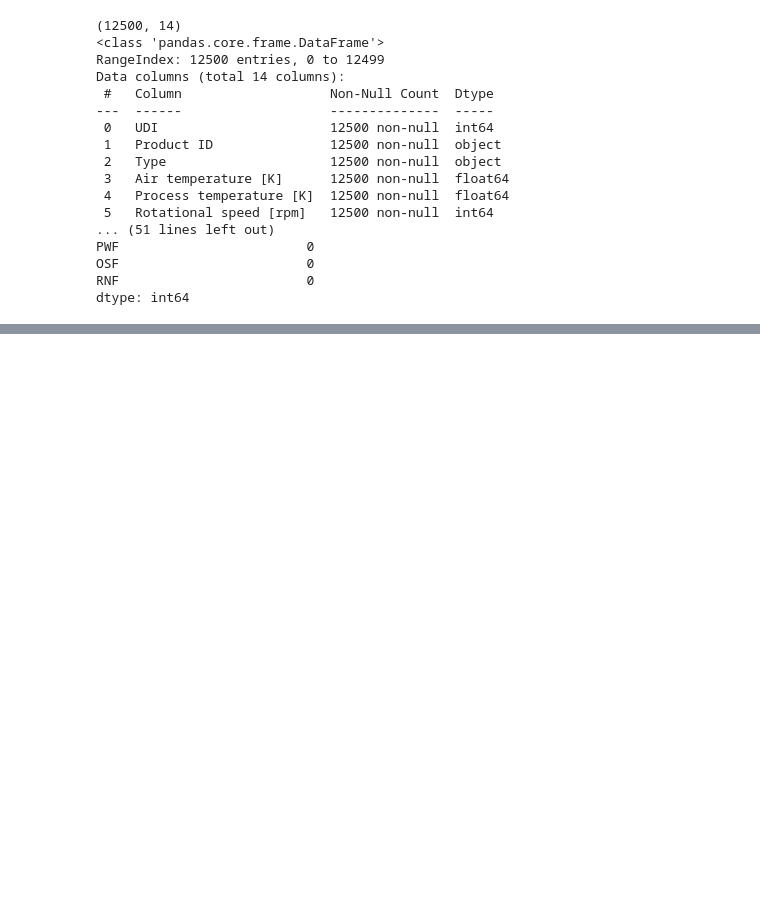
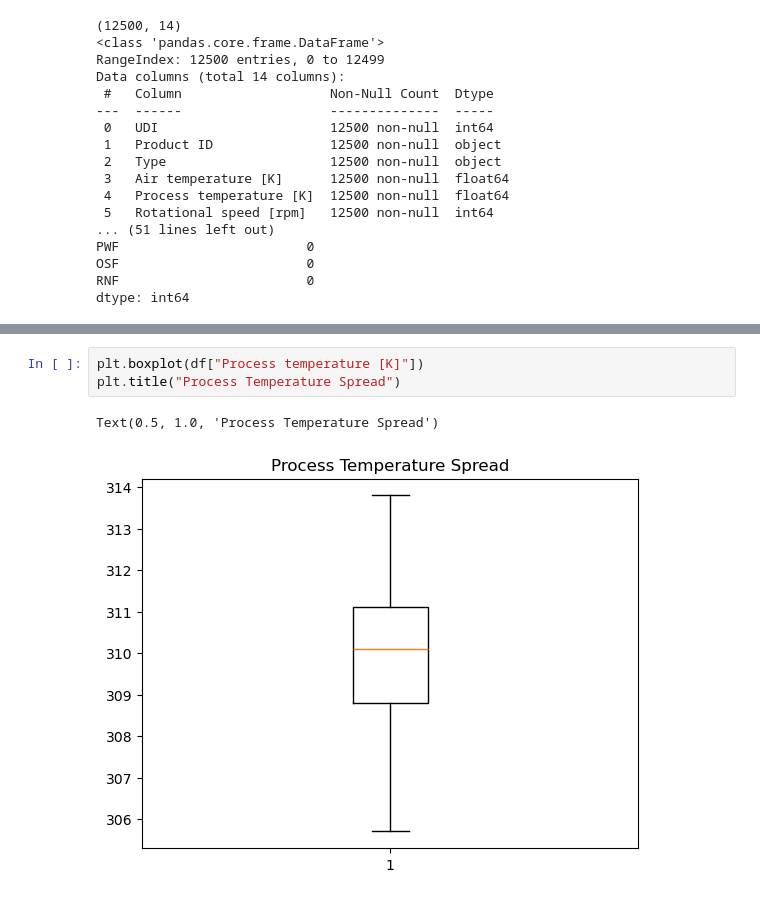
Before and after one commit to aljabali89m/ai4i-predictive-maintenance, a Jupyter notebook: synthetic_data_code.ipynb, the cells around one changed output, grey strips where cells are left out. Cells and saved outputs as stored; diff of their text form; blank space fills up the shorter version.

```diff
--- a/synthetic_data_code.ipynb
+++ b/synthetic_data_code.ipynb
@@ -201,0 +212,6 @@ dtype: int64
+# %%
+plt.boxplot(df["Process temperature [K]"])
+plt.title("Process Temperature Spread")
+# %% [output]
+Text(0.5, 1.0, 'Process Temperature Spread')
+[figure, added]
```
Also changed, not shown: parts of 11 cells of this notebook.
